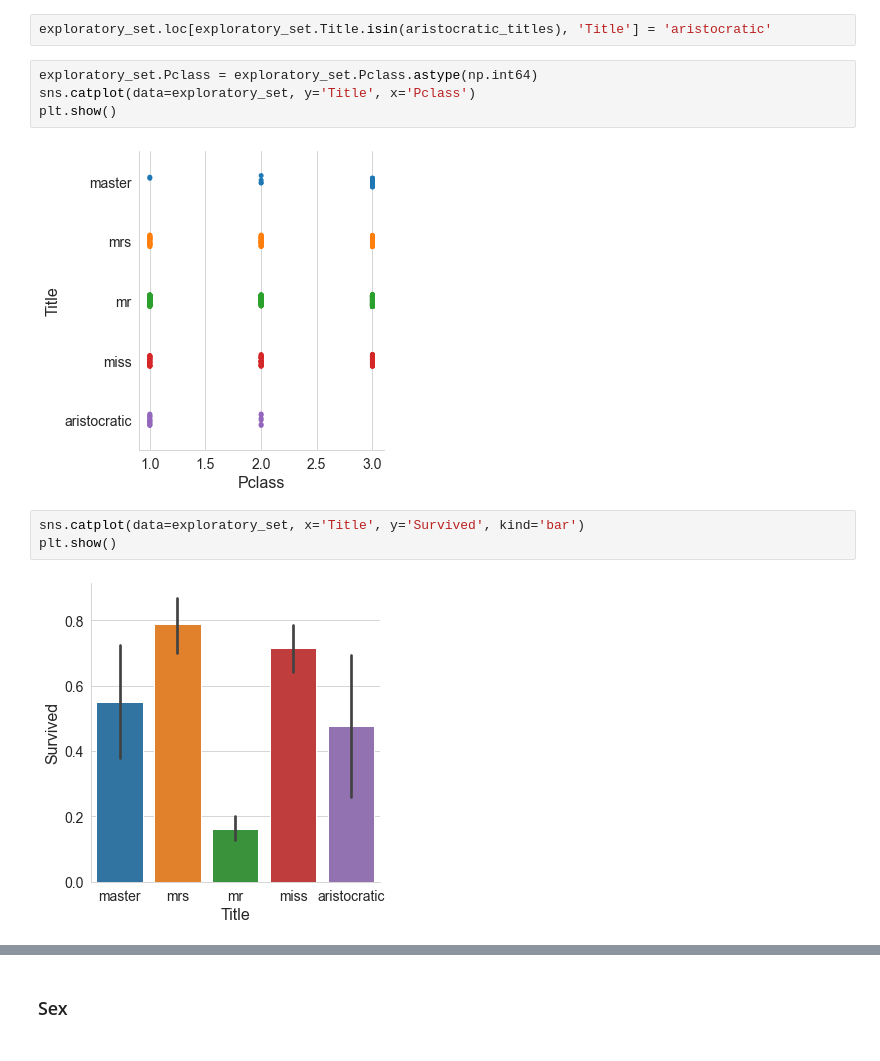
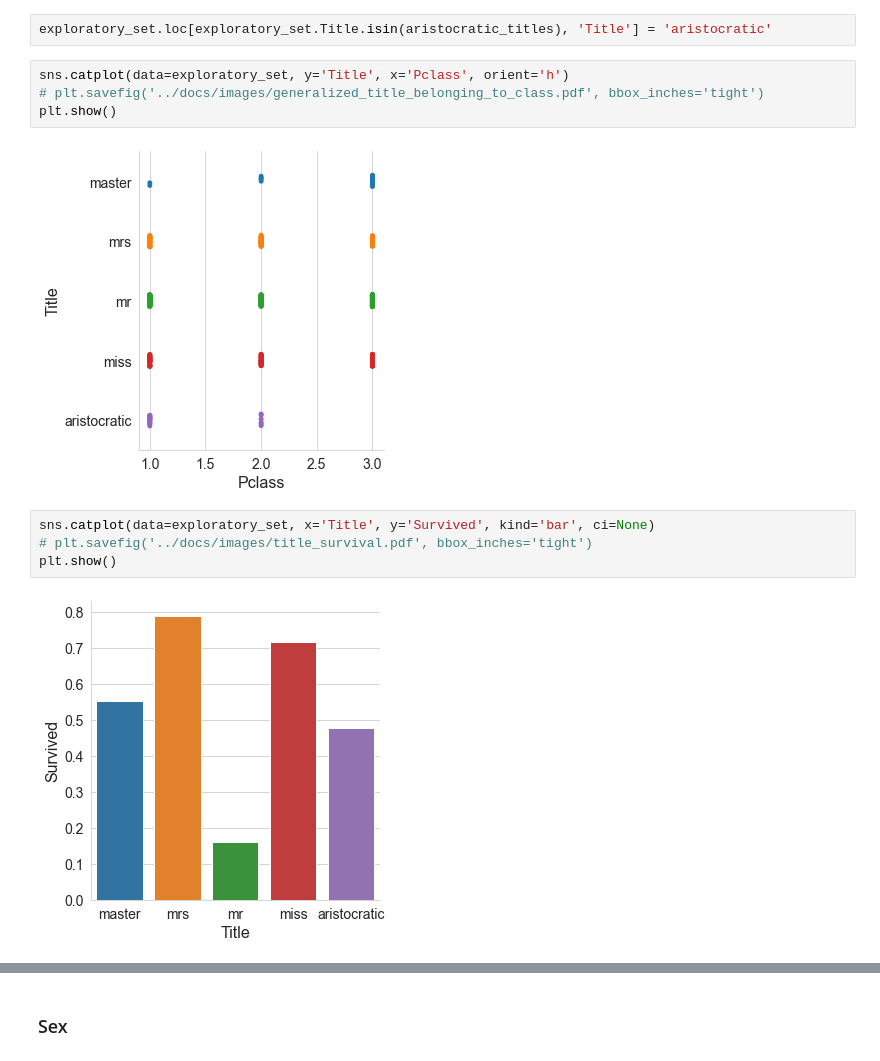
Before and after one commit to AlekseiBogachev/Titanic-Machine-Learning-from-Disaster, a Jupyter notebook: sources/Titanic-Machine-Learning-from-Disaster.ipynb, the cells around one changed output, grey strips where cells are left out. Cells and saved outputs as stored; diff of their text form.

```diff
--- a/sources/Titanic-Machine-Learning-from-Disaster.ipynb
+++ b/sources/Titanic-Machine-Learning-from-Disaster.ipynb
@@ -522,13 +519,14 @@ plt.show()
 # %%
 exploratory_set.loc[exploratory_set.Title.isin(aristocratic_titles), 'Title'] = 'aristocratic'
 # %%
-exploratory_set.Pclass = exploratory_set.Pclass.astype(np.int64)
-sns.catplot(data=exploratory_set, y='Title', x='Pclass')
+sns.catplot(data=exploratory_set, y='Title', x='Pclass', orient='h')
+# plt.savefig('../docs/images/generalized_title_belonging_to_class.pdf', bbox_inches='tight')
 plt.show()
 # %% [output]
-[figure, old version]
+[figure, new version]
 # %%
-sns.catplot(data=exploratory_set, x='Title', y='Survived', kind='bar')
+sns.catplot(data=exploratory_set, x='Title', y='Survived', kind='bar', ci=None)
+# plt.savefig('../docs/images/title_survival.pdf', bbox_inches='tight')
 plt.show()
 # %% [output]
-[figure, old version]
+[figure, new version]
```
Also changed, not shown: parts of 25 cells of this notebook, 16 other files.
